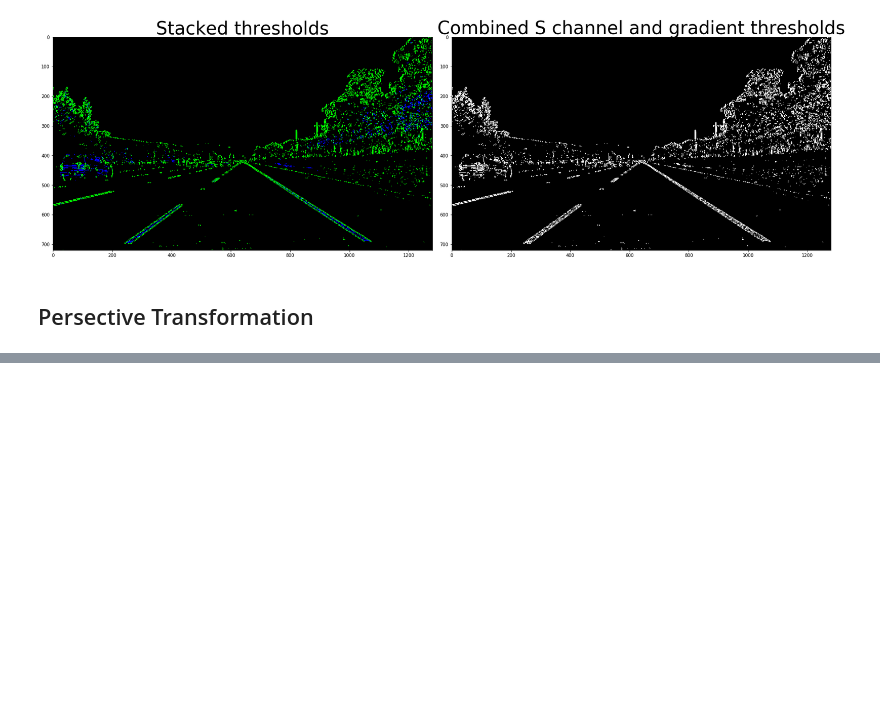
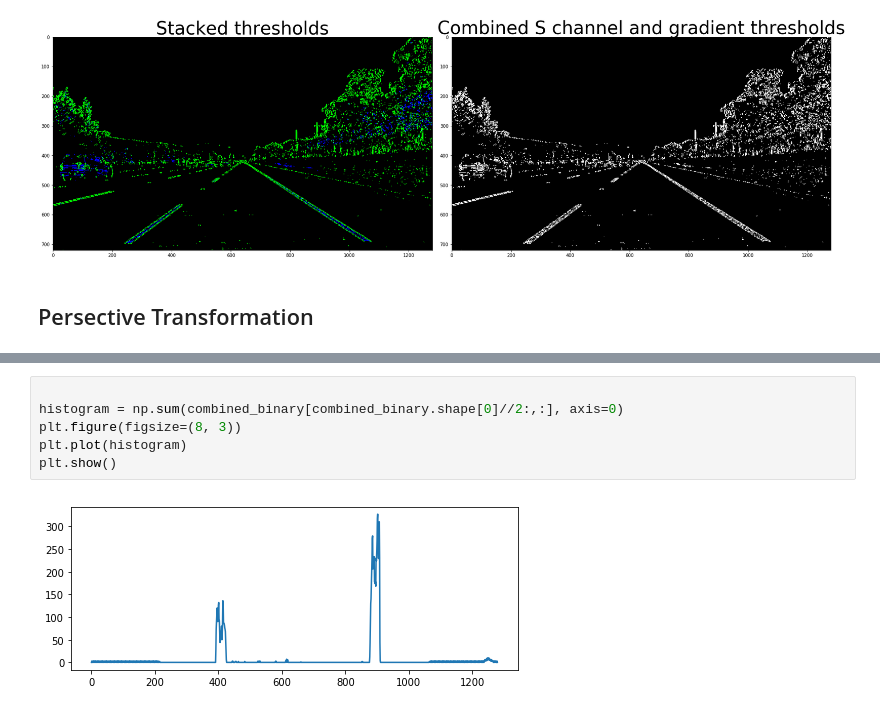
Before and after one commit to supercarl87/CarND-Advanced-Lane-Lines, a Jupyter notebook: lane_line.ipynb, the cells around one changed output, grey strips where cells are left out. Saved outputs shown, nothing was run; the diff lists cells and outputs as text; blank space fills up the shorter version.

```diff
--- a/lane_line.ipynb
+++ b/lane_line.ipynb
@@ -165,0 +262,8 @@ desplay_color(color_binary, combined_binary)
+# %%
+
+histogram = np.sum(combined_binary[combined_binary.shape[0]//2:,:], axis=0)
+plt.figure(figsize=(8, 3))
+plt.plot(histogram)
+plt.show()
+# %% [output]
+[figure, added]
```
Also changed, not shown: parts of 11 cells of this notebook, 1 other file.
